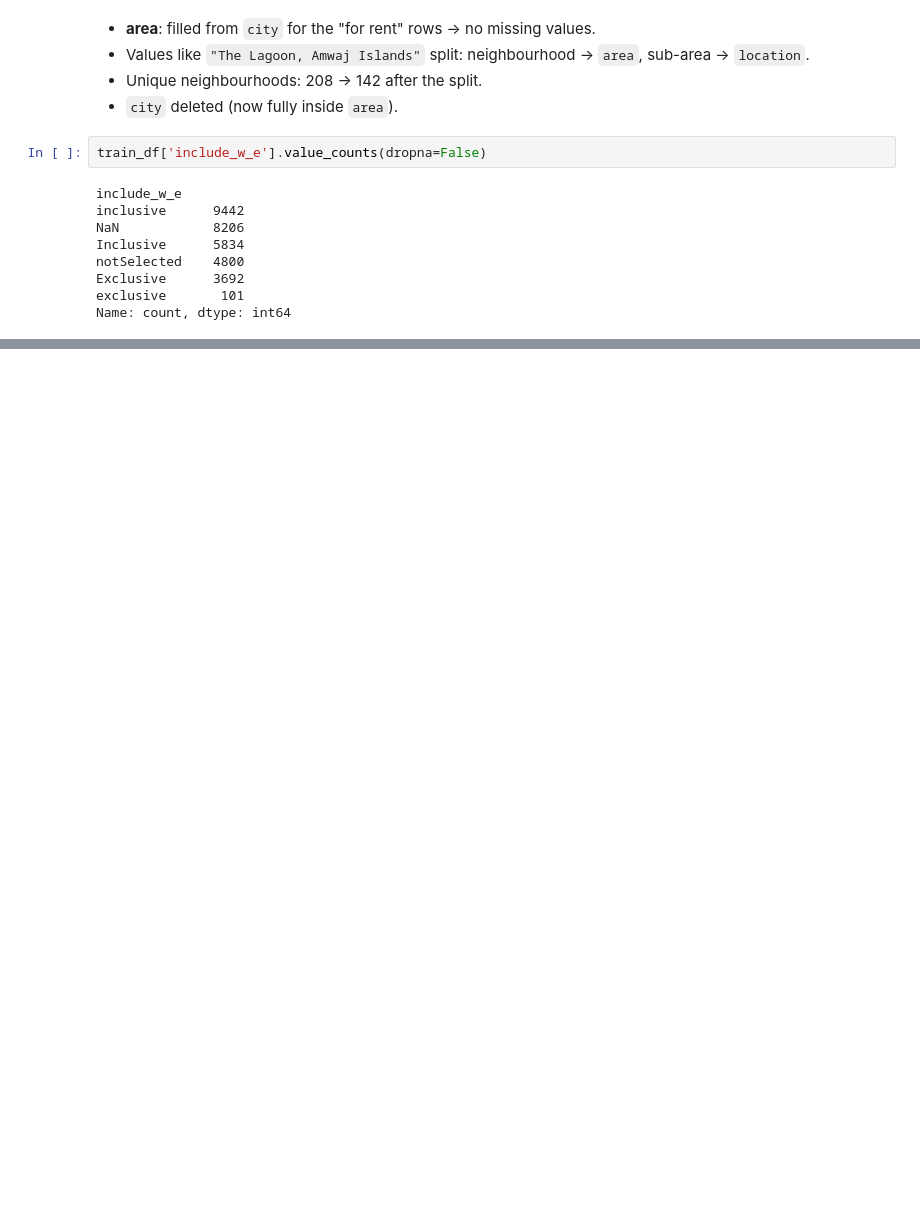
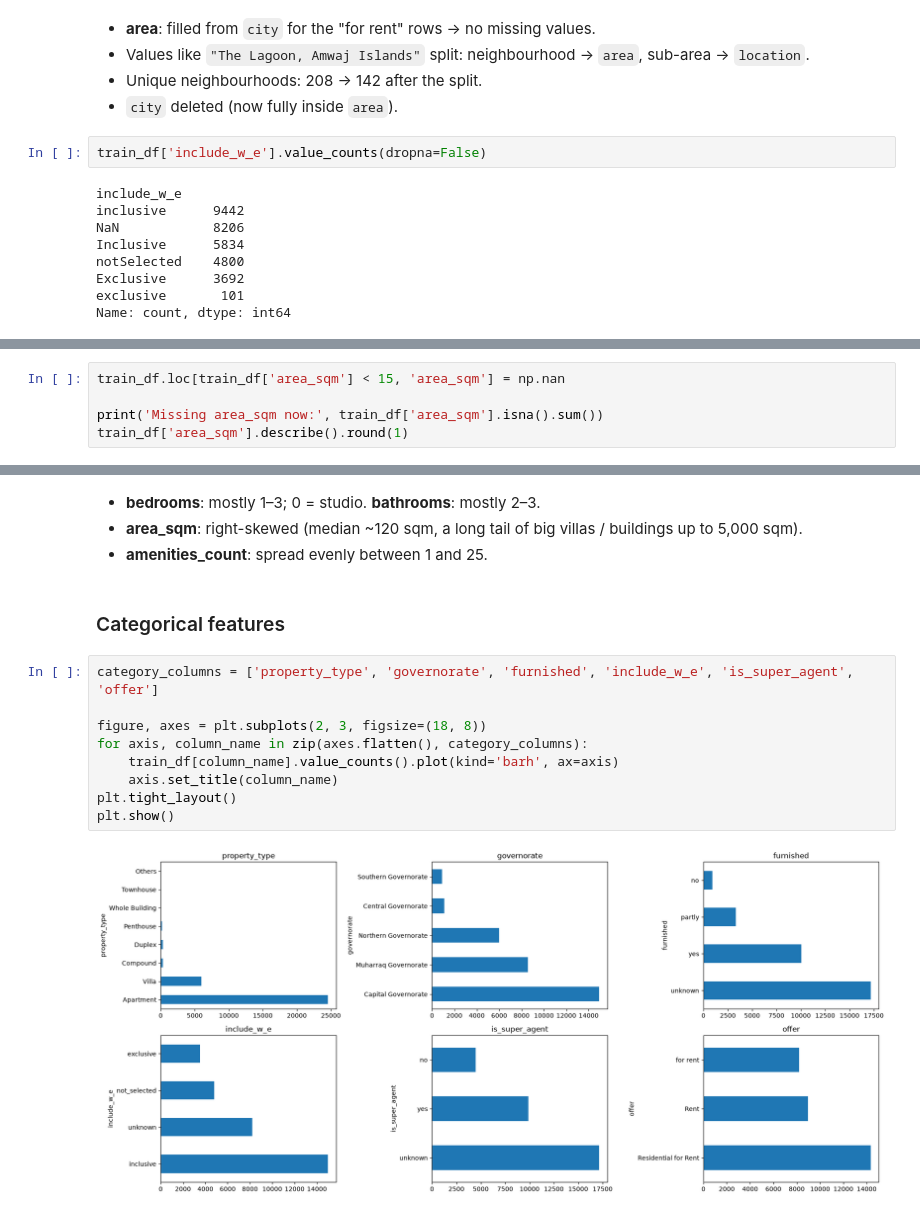
Before and after one commit to bahaaalf404/GA-Project3-Bahrain-Real-Estate, a Jupyter notebook: Notebook/main.ipynb, the cells around one changed output, grey strips where cells are left out. Saved outputs shown, nothing was run; the diff lists cells and outputs as text; blank space fills up the shorter version.

```diff
--- a/Notebook/main.ipynb
+++ b/Notebook/main.ipynb
@@ -481,0 +1011,5 @@ Name: count, dtype: int64
+# %%
+train_df.loc[train_df['area_sqm'] < 15, 'area_sqm'] = np.nan
+
+print('Missing area_sqm now:', train_df['area_sqm'].isna().sum())
+train_df['area_sqm'].describe().round(1)
@@ -481,0 +1027,17 @@ Name: count, dtype: int64
+# %% [markdown]
+- **bedrooms**: mostly 1–3; 0 = studio. **bathrooms**: mostly 2–3.
+- **area_sqm**: right-skewed (median ~120 sqm, a long tail of big villas / buildings up to 5,000 sqm).
+- **amenities_count**: spread evenly between 1 and 25.
+# %% [markdown]
+### Categorical features
+# %%
+category_columns = ['property_type', 'governorate', 'furnished', 'include_w_e', 'is_super_agent', 'offer']
+
+figure, axes = plt.subplots(2, 3, figsize=(18, 8))
+for axis, column_name in zip(axes.flatten(), category_columns):
+    train_df[column_name].value_counts().plot(kind='barh', ax=axis)
+    axis.set_title(column_name)
+plt.tight_layout()
+plt.show()
+# %% [output]
+[figure, added]
```
Also changed, not shown: parts of 118 cells of this notebook, 1 other file.
